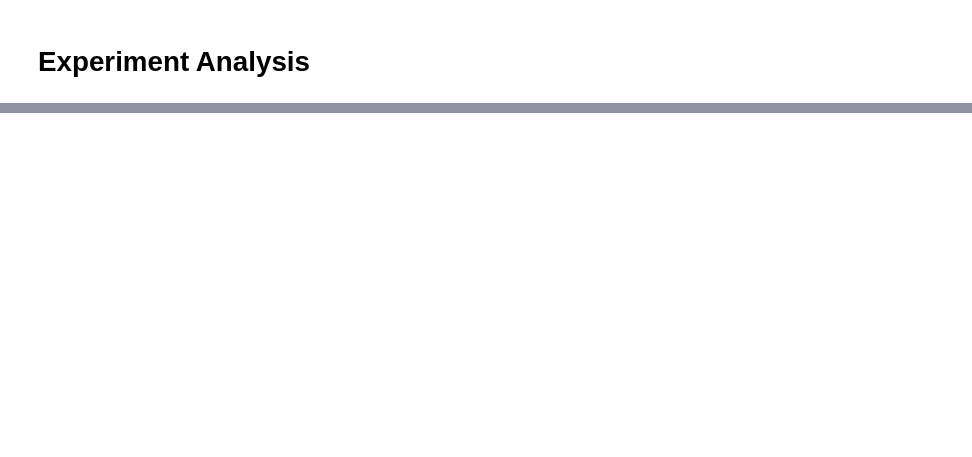
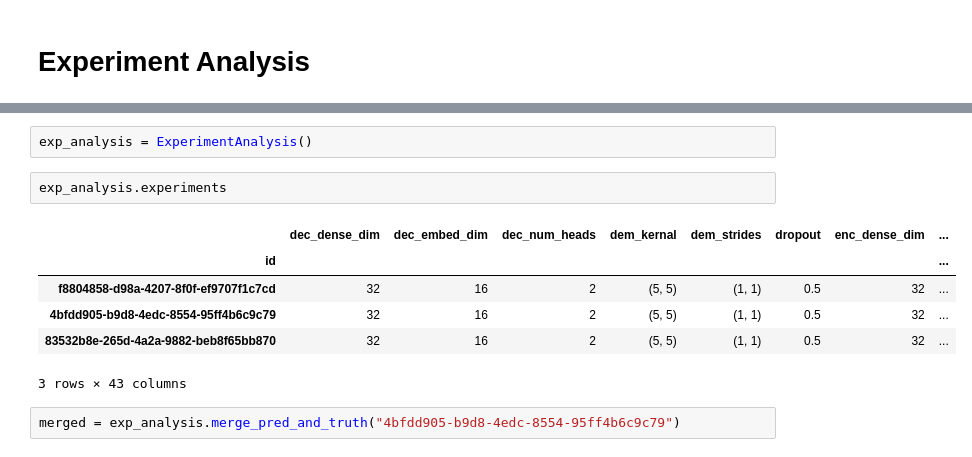
Before and after one commit to MIDS-capstone-fate-of-snow/discharge-estimation, a Jupyter notebook: models/Experiment Analysis.ipynb, the cells around one changed output, grey strips where cells are left out. Drawn from its saved outputs; the diff is of its cells as text; blank space fills up the shorter version.

```diff
--- a/models/Experiment Analysis.ipynb
+++ b/models/Experiment Analysis.ipynb
@@ -105,0 +12,13 @@ def plot_pred_vs_true(merged_df: pd.DataFrame, gage: str, days: list = (1, 7, 14
+# %%
+exp_analysis = ExperimentAnalysis()
+# %%
+exp_analysis.experiments
+# %% [output]
+|  | dec_dense_dim | dec_embed_dim | dec_num_heads | dem_kernal | dem_strides | dropout | enc_dense_dim | ... |
+| id |  |  |  |  |  |  |  | ... |
+| f8804858-d98a-4207-8f0f-ef9707f1c7cd | 32 | 16 | 2 | (5, 5) | (1, 1) | 0.5 | 32 | ... |
+| 4bfdd905-b9d8-4edc-8554-95ff4b6c9c79 | 32 | 16 | 2 | (5, 5) | (1, 1) | 0.5 | 32 | ... |
+| 83532b8e-265d-4a2a-9882-beb8f65bb870 | 32 | 16 | 2 | (5, 5) | (1, 1) | 0.5 | 32 | ... |
+3 rows × 43 columns
+# %%
+merged = exp_analysis.merge_pred_and_truth("4bfdd905-b9d8-4edc-8554-95ff4b6c9c79")
```
Also changed, not shown: parts of 11 cells of this notebook, 32 other files.
